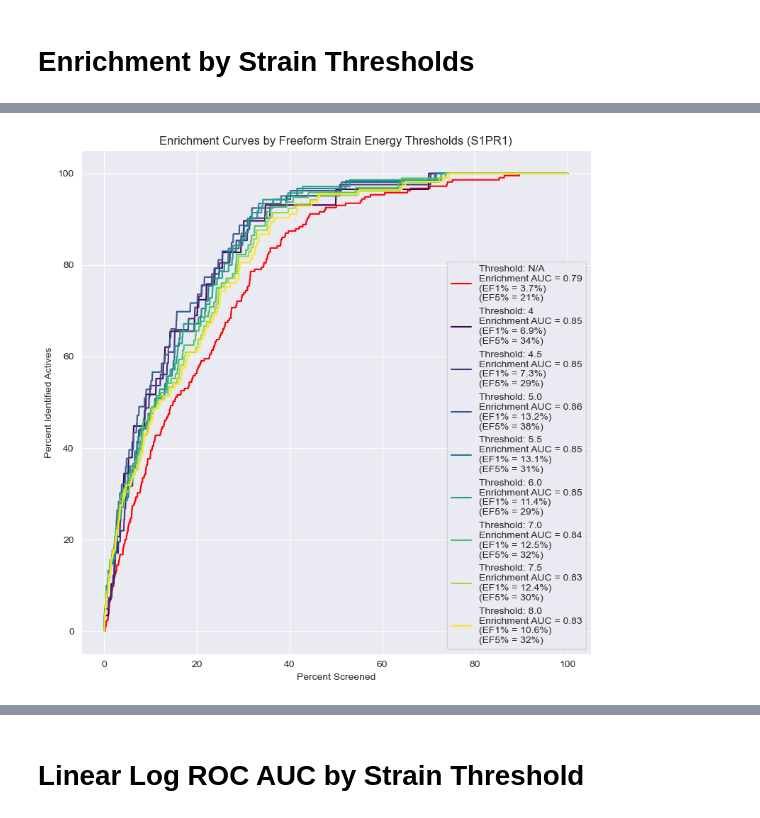
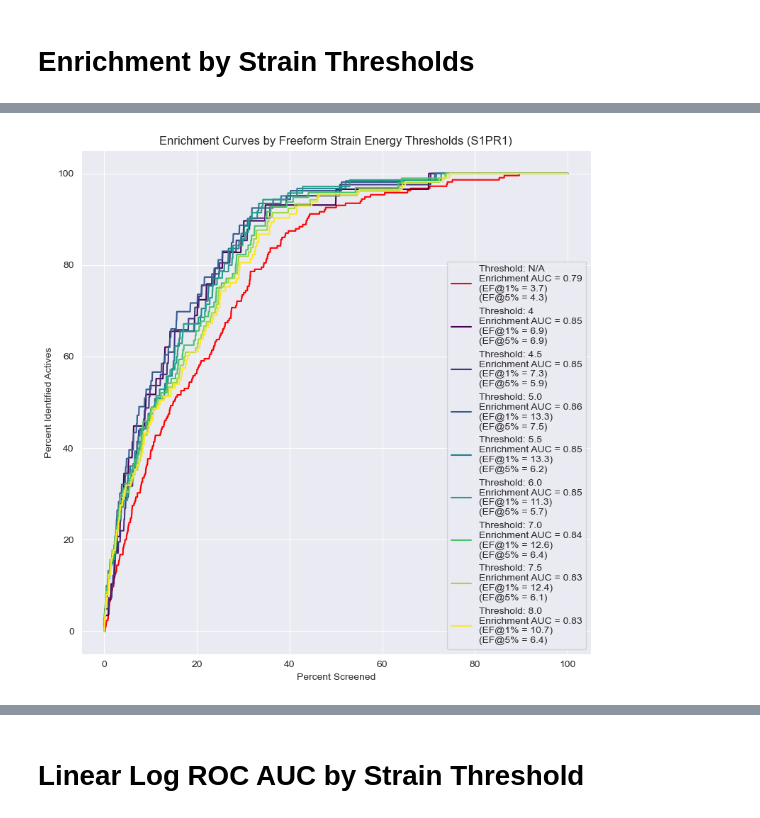
Before and after one commit to DKchemistry/chembl, a Jupyter notebook: v3_GPCR-Bench-master/v3_gpcr_papermill_freeform.ipynb, the cells around one changed output, grey strips where cells are left out. Cells and saved outputs as stored; diff of their text form; code cells hidden in the pictures.

```diff
--- a/v3_GPCR-Bench-master/v3_gpcr_papermill_freeform.ipynb
+++ b/v3_GPCR-Bench-master/v3_gpcr_papermill_freeform.ipynb
@@ -453,11 +453,11 @@ def bar_plot_enrichment_by_strain(data, thresholds, title_suffix):
     # Set the width of the bars
     bar_width = 0.35
 
-    plt.bar(x - bar_width / 2, ef1s, bar_width, label="EF1%")
-    plt.bar(x + bar_width / 2, ef5s, bar_width, label="EF5%")
+    plt.bar(x - bar_width / 2, ef1s, bar_width, label="EF @ 1%")
+    plt.bar(x + bar_width / 2, ef5s, bar_width, label="EF @ 5%")
     plt.title(f"Enrichment Factors by Freeform Strain Energy Cutoff ({title_suffix})")
     plt.xlabel("Strain Energy Cutoff")
-    plt.ylabel("Enrichment Factor (%)")
+    plt.ylabel("Enrichment Factor")
     plt.xticks(x, x_labels)  # Set the position and labels of the xticks
     plt.legend()
     plt.show()
@@ -485,13 +485,13 @@ def bar_plot_delta_enrichment_by_strain(data, thresholds, title_suffix):
     # Set the width of the bars
     bar_width = 0.35
 
-    plt.bar(x - bar_width / 2, ef1s_diff, bar_width, label="EF1% Difference")
-    plt.bar(x + bar_width / 2, ef5s_diff, bar_width, label="EF5% Difference")
+    plt.bar(x - bar_width / 2, ef1s_diff, bar_width, label="EF @ 1% Difference")
+    plt.bar(x + bar_width / 2, ef5s_diff, bar_width, label="EF @ 5% Difference")
     plt.title(
         f"Difference in Enrichment Factors by Freeform Strain Energy Cutoff ({title_suffix})"
     )
     plt.xlabel("Strain Energy Cutoff")
-    plt.ylabel("Difference in Enrichment Factor (%)")
+    plt.ylabel("Difference in Enrichment Factor")
     plt.xticks(x, x_labels)  # Set the position and labels of the xticks
     plt.legend()
     plt.show()
@@ -502,35 +502,35 @@ bar_plot_delta_enrichment_by_strain(all_data, total_e_thresholds, title_suffix)
 # %%
 def plot_enrichment_curve_by_strain(df, total_e_threshold=None, ax=None, color="blue"):
-
     if total_e_threshold is not None:
         df = df[df["Strain (kcal/mol)"] <= total_e_threshold]
 
     df = calculate_enrichment_parameters(df).copy()
+
+    sampling_rate = df["Total_Actives"].iloc[0] / len(df)
 
     enrichment_auc = auc(df["Percentage_Screened"], df["Fraction_Actives"])
 
     closest_to_one_percent = df.iloc[
         (df["Percentage_Screened"] - 0.01).abs().argsort()[:1]
     ]
-
+    index_one_percent = closest_to_one_percent.index[0]
     ef1 = (
-        closest_to_one_percent["Cumulative_Actives"].values[0]
-        / closest_to_one_percent["Total_Actives"].values[0]
-    ) * 100
+        closest_to_one_percent["Cumulative_Actives"].iloc[0] / index_one_percent
+    ) / sampling_rate
 
     closest_to_five_percent = df.iloc[
         (df["Percentage_Screened"] - 0.05).abs().argsort()[:1]
     ]
+    index_five_percent = closest_to_five_percent.index[0]
     ef5 = (
-        closest_to_five_percent["Cumulative_Actives"].values[0]
-        / closest_to_five_percent["Total_Actives"].values[0]
-    ) * 100
+        closest_to_five_percent["Cumulative_Actives"].iloc[0] / index_five_percent
+    ) / sampling_rate
 
     # Plot the enrichment curve
     ax.plot(
         df["Percentage_Screened"] * 100,
         df["Fraction_Actives"] * 100,
-        label="Threshold: {}\nEnrichment AUC = {:.2f}\n(EF1% = {:.1f}%)\n(EF5% = {:.0f}%)".format(
+        label="Threshold: {}\nEnrichment AUC = {:.2f}\n(EF@1% = {:.1f})\n(EF@5% = {:.1f})".format(
             total_e_threshold if total_e_threshold is not None else "N/A",
             enrichment_auc,
             ef1,
@@ -542,38 +542,43 @@ def plot_enrichment_curve_by_strain(df, total_e_threshold=None, ax=None, color="
     ax.legend()
 
 
-def plot_enrichment_all_thresholds(data, thresholds, title_suffix):
+def plot_enrichment_all_thresholds(data, thresholds, title_suffix, xlim=None):
     # Create a single plot
     fig, ax = plt.subplots(figsize=(8, 8))
 
     # Define a colormap
     cmap = cm.get_cmap(
         "viridis", len(thresholds) - 1
     )  # Subtract 1 because the first color is manually set
 
     # Plot semi-log ROC curve for each threshold
     for i, t in enumerate(thresholds):
         # Filter dataframe based on 'Strain (kcal/mol)' threshold
         df_filtered = data if t is None else data[data["Strain (kcal/mol)"] <= t]
 
         # Set a distinct color for the first threshold
         color = (
             "red" if t is None else cmap(i - 1)
         )  # Subtract 1 because the first color is manually set
 
         # Call the function with the filtered data
         plot_enrichment_curve_by_strain(
             df_filtered, total_e_threshold=t, ax=ax, color=color
         )
 
-    ax.set_title(f"Enrichment Curves by Freeform Strain Energy Thresholds ({title_suffix})")
+    ax.set_title(
+        f"Enrichment Curves by Freeform Strain Energy Thresholds ({title_suffix})"
+    )
     ax.set_xlabel("Percent Screened")
     ax.set_ylabel("Percent Identified Actives")
+
+    if xlim is not None:
+        ax.set_xlim(xlim)
 
     plt.tight_layout()
     plt.show()
 
 
 plot = plot_enrichment_all_thresholds(all_data, total_e_thresholds, title_suffix)
 # %% [output]
-[figure, old version]
+[figure, new version]
```
Also changed, not shown: parts of 5 cells of this notebook.
